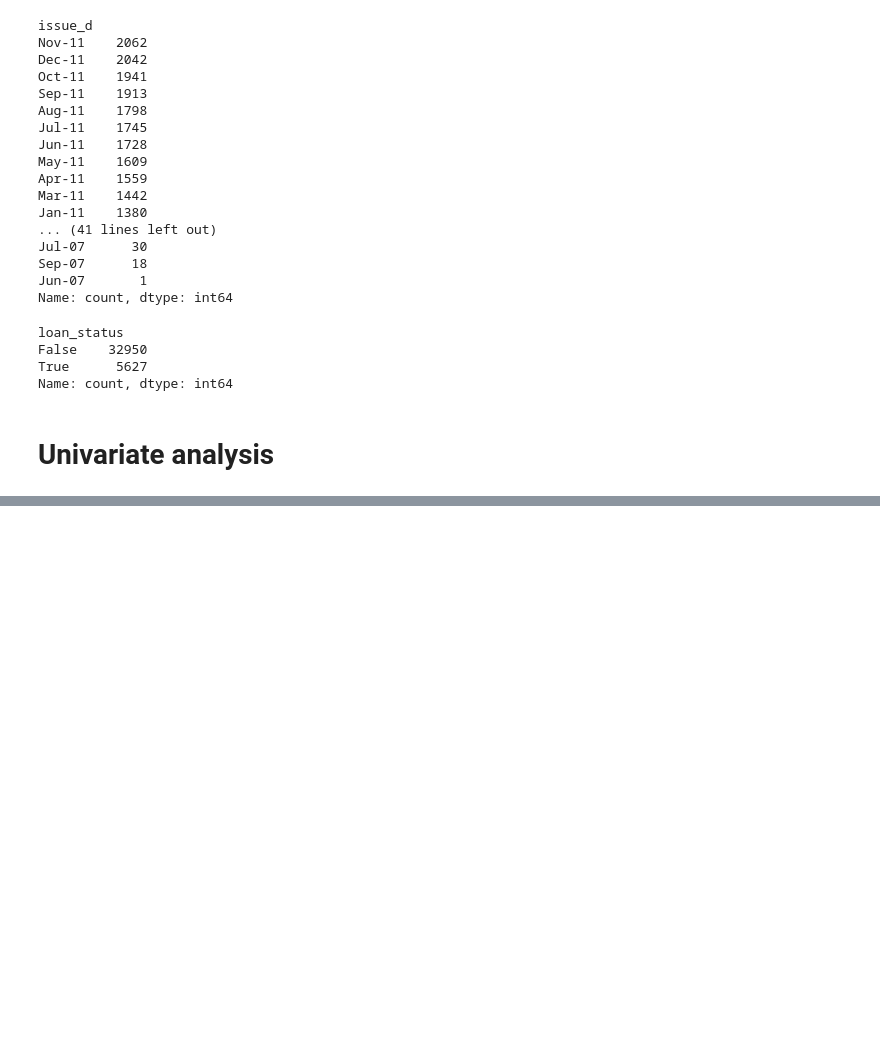
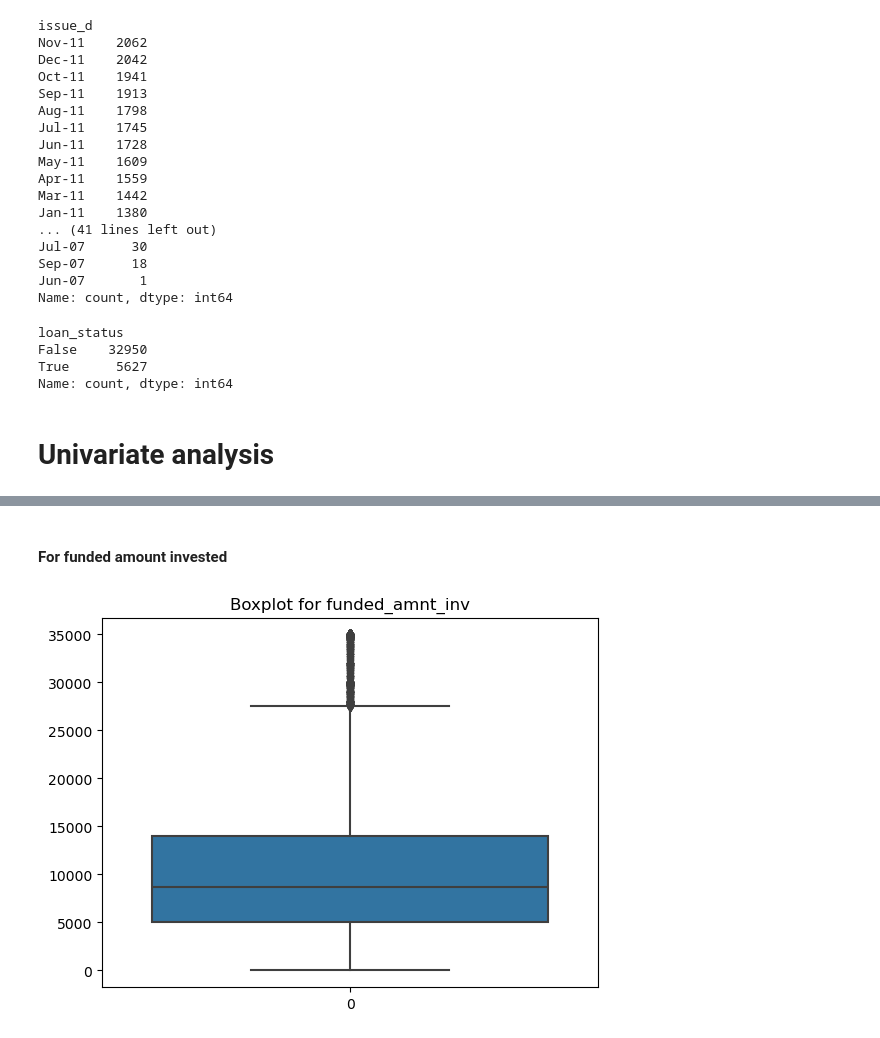
Before and after one commit to KhGunindro/LendingClubCaseStudy, a Jupyter notebook: KhuraijamGunindro.ipynb, the cells around one changed output, grey strips where cells are left out. Drawn from its saved outputs; the diff is of its cells as text; code cells hidden in the pictures; blank space fills up the shorter version.

```diff
--- a/KhuraijamGunindro.ipynb
+++ b/KhuraijamGunindro.ipynb
@@ -446,0 +565,8 @@ df.drop("loan_status",axis=1,inplace=True)
+# %% [markdown]
+#### For funded amount invested
+# %%
+sns.boxplot(df['funded_amnt_inv'])
+plt.title("Boxplot for funded_amnt_inv")
+plt.show()
+# %% [output]
+[figure, added]
```
Also changed, not shown: parts of 39 cells of this notebook.
